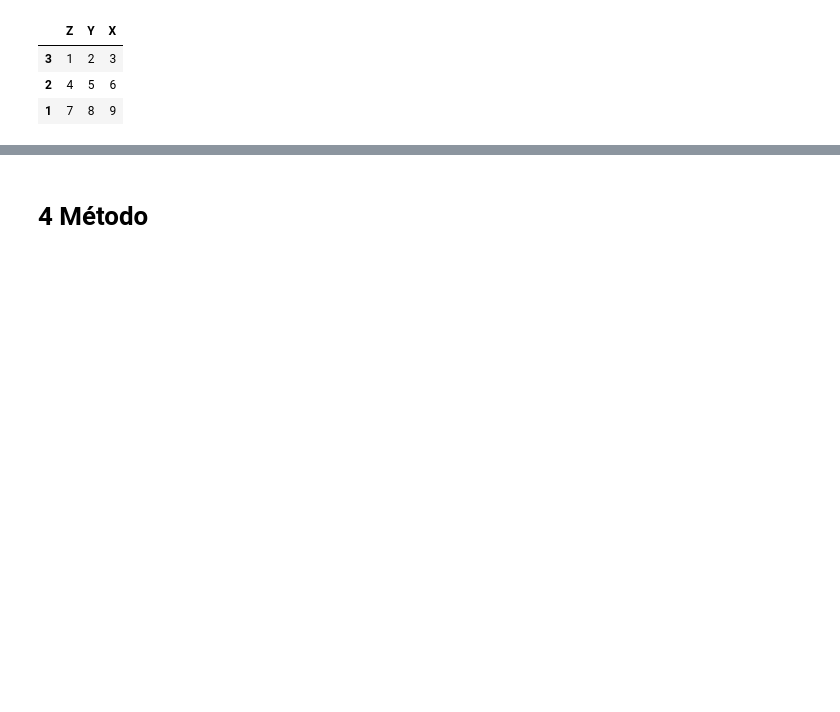
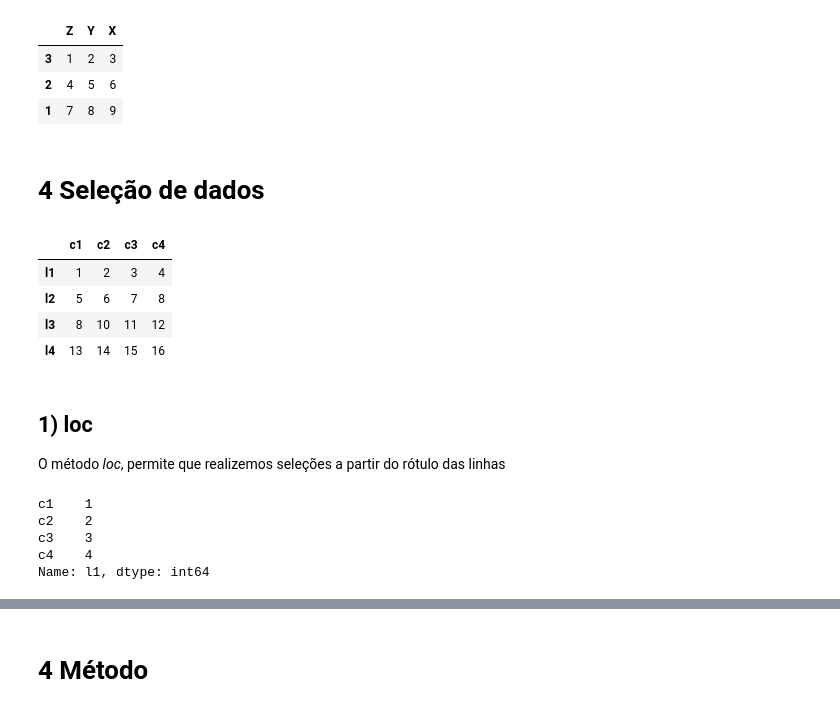
Before and after one commit to 1-aquila-1/data-science, a Jupyter notebook: 01-pandas.ipynb, the cells around one changed output, grey strips where cells are left out. Saved outputs shown, nothing was run; the diff lists cells and outputs as text; code cells hidden in the pictures; blank space fills up the shorter version.

```diff
--- a/01-pandas.ipynb
+++ b/01-pandas.ipynb
@@ -193,3 +193,30 @@ df
 | 3 | 1 | 2 | 3 |
 | 2 | 4 | 5 | 6 |
 | 1 | 7 | 8 | 9 |
+# %% [markdown]
+# 4 Seleção de dados
+# %%
+data = [(1, 2, 3, 4),
+        (5, 6, 7, 8),
+        (8, 10, 11, 12),
+        (13, 14, 15, 16)]
+df = pd.DataFrame(data, 'l1 l2 l3 l4'.split(), 'c1 c2 c3 c4'.split())
+# %%
+df
+# %% [output]
+|  | c1 | c2 | c3 | c4 |
+| l1 | 1 | 2 | 3 | 4 |
+| l2 | 5 | 6 | 7 | 8 |
+| l3 | 8 | 10 | 11 | 12 |
+| l4 | 13 | 14 | 15 | 16 |
+# %% [markdown]
+## 1) loc
+O método *loc*, permite que realizemos seleções a partir do rótulo das linhas
+# %%
+df.loc['l1']
+# %% [output]
+c1    1
+c2    2
+c3    3
+c4    4
+Name: l1, dtype: int64
```
Also changed, not shown: parts of 10 cells of this notebook.
